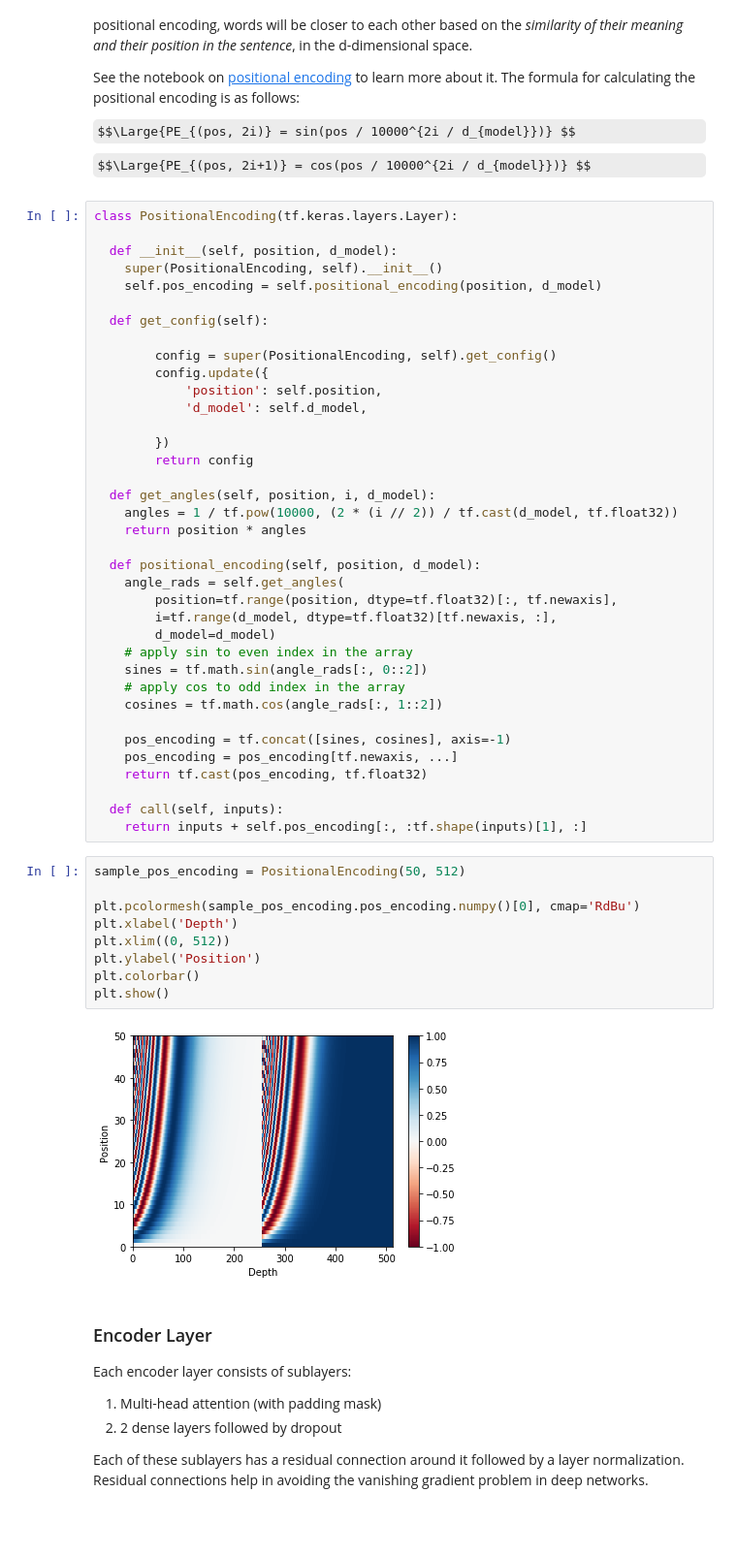
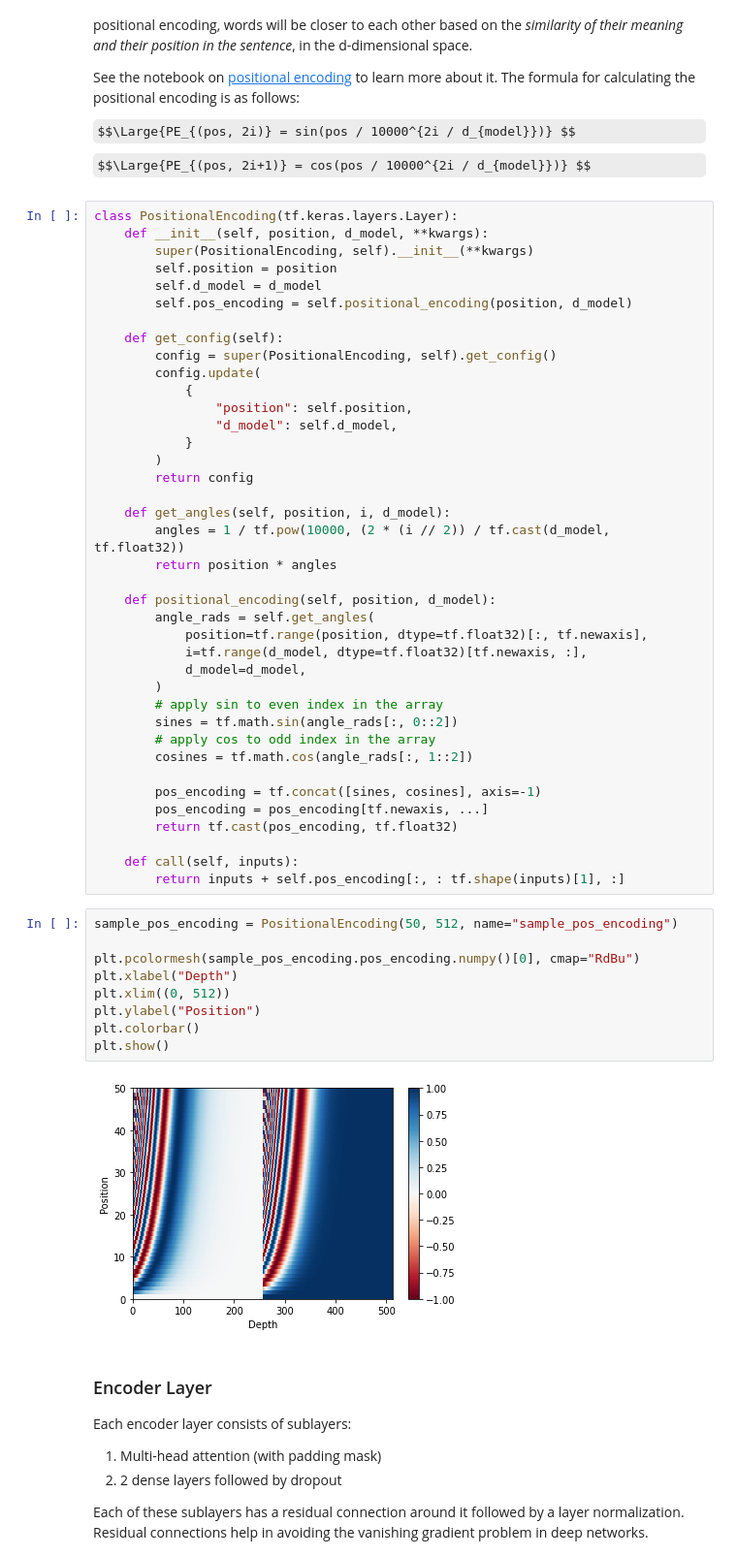
Before and after one commit to bryanlimy/tf2-transformer-chatbot, a Jupyter notebook: tf2_tpu_transformer_chatbot.ipynb, the cells around one changed output. Shown at 97% size. Drawn from its saved outputs; the diff is of its cells as text; some formulas as TeX source; blank space fills up the shorter version.

Commit message:
fix save model in notebook

```diff
--- a/tf2_tpu_transformer_chatbot.ipynb
+++ b/tf2_tpu_transformer_chatbot.ipynb
@@ -454,52 +439,54 @@ $$\Large{PE_{(pos, 2i)} = sin(pos / 10000^{2i / d_{model}})} $$
 $$\Large{PE_{(pos, 2i+1)} = cos(pos / 10000^{2i / d_{model}})} $$
 # %%
 class PositionalEncoding(tf.keras.layers.Layer):
+    def __init__(self, position, d_model, **kwargs):
+        super(PositionalEncoding, self).__init__(**kwargs)
+        self.position = position
+        self.d_model = d_model
+        self.pos_encoding = self.positional_encoding(position, d_model)
 
-  def __init__(self, position, d_model):
-    super(PositionalEncoding, self).__init__()
-    self.pos_encoding = self.positional_encoding(position, d_model)
-
-  def get_config(self):
-
+    def get_config(self):
         config = super(PositionalEncoding, self).get_config()
-        config.update({
-            'position': self.position,
-            'd_model': self.d_model,
-
-        })
+        config.update(
+            {
+                "position": self.position,
+                "d_model": self.d_model,
+            }
+        )
         return config
 
-  def get_angles(self, position, i, d_model):
-    angles = 1 / tf.pow(10000, (2 * (i // 2)) / tf.cast(d_model, tf.float32))
-    return position * angles
+    def get_angles(self, position, i, d_model):
+        angles = 1 / tf.pow(10000, (2 * (i // 2)) / tf.cast(d_model, tf.float32))
+        return position * angles
 
-  def positional_encoding(self, position, d_model):
-    angle_rads = self.get_angles(
-        position=tf.range(position, dtype=tf.float32)[:, tf.newaxis],
-        i=tf.range(d_model, dtype=tf.float32)[tf.newaxis, :],
-        d_model=d_model)
-    # apply sin to even index in the array
-    sines = tf.math.sin(angle_rads[:, 0::2])
-    # apply cos to odd index in the array
-    cosines = tf.math.cos(angle_rads[:, 1::2])
+    def positional_encoding(self, position, d_model):
+        angle_rads = self.get_angles(
+            position=tf.range(position, dtype=tf.float32)[:, tf.newaxis],
+            i=tf.range(d_model, dtype=tf.float32)[tf.newaxis, :],
+            d_model=d_model,
+        )
+        # apply sin to even index in the array
+        sines = tf.math.sin(angle_rads[:, 0::2])
+        # apply cos to odd index in the array
+        cosines = tf.math.cos(angle_rads[:, 1::2])
 
-    pos_encoding = tf.concat([sines, cosines], axis=-1)
-    pos_encoding = pos_encoding[tf.newaxis, ...]
-    return tf.cast(pos_encoding, tf.float32)
+        pos_encoding = tf.concat([sines, cosines], axis=-1)
+        pos_encoding = pos_encoding[tf.newaxis, ...]
+        return tf.cast(pos_encoding, tf.float32)
 
-  def call(self, inputs):
-    return inputs + self.pos_encoding[:, :tf.shape(inputs)[1], :]
+    def call(self, inputs):
+        return inputs + self.pos_encoding[:, : tf.shape(inputs)[1], :]
 # %%
-sample_pos_encoding = PositionalEncoding(50, 512)
+sample_pos_encoding = PositionalEncoding(50, 512, name="sample_pos_encoding")
 
-plt.pcolormesh(sample_pos_encoding.pos_encoding.numpy()[0], cmap='RdBu')
-plt.xlabel('Depth')
+plt.pcolormesh(sample_pos_encoding.pos_encoding.numpy()[0], cmap="RdBu")
+plt.xlabel("Depth")
 plt.xlim((0, 512))
-plt.ylabel('Position')
+plt.ylabel("Position")
 plt.colorbar()
 plt.show()
 # %% [output]
-[figure, old version]
+[figure, new version]
 # %% [markdown]
 ### Encoder Layer
 
```
Also changed, not shown: parts of 37 cells of this notebook, 3 other files.
